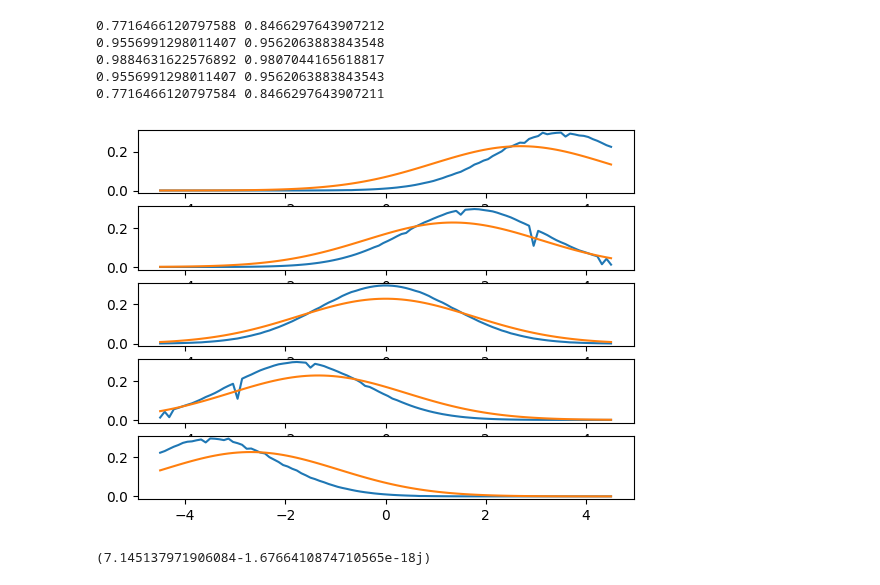
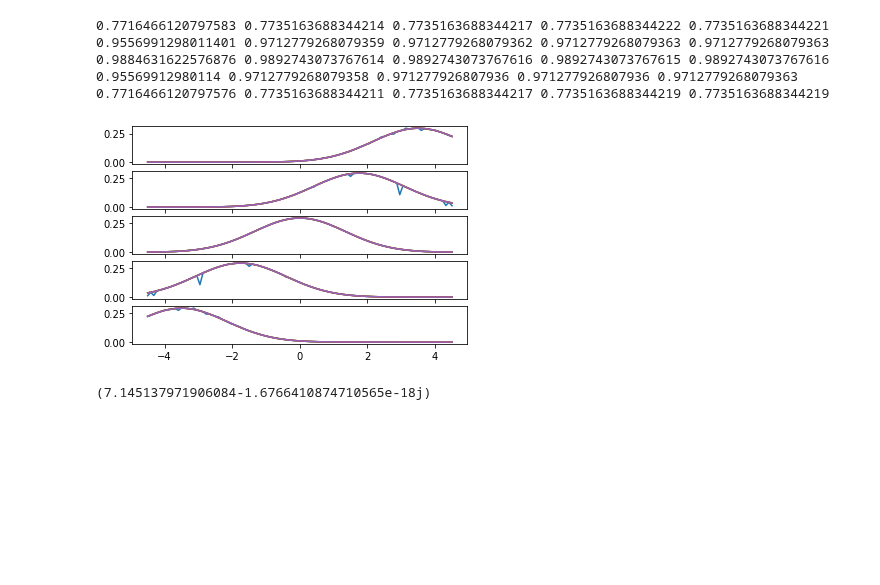
Before and after one commit to moej56153/Master_Thesis, a Jupyter notebook: integral_data_analysis/code_snippets.ipynb, the cells around one changed output. Cells and saved outputs as stored; diff of their text form; code cells hidden in the pictures; blank space fills up the shorter version.

```diff
--- a/integral_data_analysis/code_snippets.ipynb
+++ b/integral_data_analysis/code_snippets.ipynb
@@ -469,45 +576,49 @@ def prob_b1_given_s1_4_plotter():
     fig, axes = plt.subplots(5, 1)
 
     sig_b1 = sig[cluster_size]
     sig_s1 = sig[0]
     s1s = [-2*sig_s1, -1*sig_s1, 0, 1*sig_s1, 2*sig_s1]
 
     xs = np.linspace(-3*sig_b1, 3*sig_b1, 100)
 
     for i in range(len(s1s)):
         ys1 = np.zeros(xs.shape)
         ys2 = np.zeros(xs.shape)
         ys3 = np.zeros(xs.shape)
         ys4 = np.zeros(xs.shape)
+        ys5 = np.zeros(xs.shape)
         for j, x in enumerate(xs):
             ys1[j] = prob_b1_given_s1_4_v1(x, s1s[i])
             ys2[j] = prob_b1_given_s1_4_v2(x, s1s[i])
-            # ys3[j] = prob_b1_given_s1_4_v3(x, s1s[i])
-            # ys4[j] = prob_b1_given_s1_4_v4(x, s1s[i])
+            ys3[j] = prob_b1_given_s1_4_v3(x, s1s[i])
+            ys4[j] = prob_b1_given_s1_4_v4(x, s1s[i])
+            ys5[j] = prob_b1_given_s1_4_v5(x, s1s[i])
 
         print(
             np.sum(ys1) * (xs[-1] - xs[0]) / len(xs),
             np.sum(ys2) * (xs[-1] - xs[0]) / len(xs),
-            # np.sum(ys3) * (xs[-1] - xs[0]) / len(xs),
-            # np.sum(ys4) * (xs[-1] - xs[0]) / len(xs),
+            np.sum(ys3) * (xs[-1] - xs[0]) / len(xs),
+            np.sum(ys4) * (xs[-1] - xs[0]) / len(xs),
+            np.sum(ys5) * (xs[-1] - xs[0]) / len(xs),
         )
 
         axes[i].plot(xs, ys1)
         axes[i].plot(xs, ys2)
-        # axes[i].plot(xs, ys3)
-        # axes[i].plot(xs, ys4)
+        axes[i].plot(xs, ys3)
+        axes[i].plot(xs, ys4)
+        axes[i].plot(xs, ys5)
 
 
 
 
 prob_b1_given_s1_4_plotter()
 # %% [output]
-0.7716466120797588 0.8466297643907212
-0.9556991298011407 0.9562063883843548
-0.9884631622576892 0.9807044165618817
-0.9556991298011407 0.9562063883843543
-0.7716466120797584 0.8466297643907211
+0.7716466120797583 0.7735163688344214 0.7735163688344217 0.7735163688344222 0.7735163688344221
+0.9556991298011401 0.9712779268079359 0.9712779268079362 0.9712779268079363 0.9712779268079363
+0.9884631622576876 0.9892743073767614 0.9892743073767616 0.9892743073767615 0.9892743073767616
+0.95569912980114 0.9712779268079358 0.971277926807936 0.971277926807936 0.9712779268079363
+0.7716466120797576 0.7735163688344211 0.7735163688344217 0.7735163688344219 0.7735163688344219
-[figure, old version]
+[figure, new version]
 # %%
 # convert scw.list into pointing array
 
```
Also changed, not shown: parts of 4 cells of this notebook, 9 other files.
